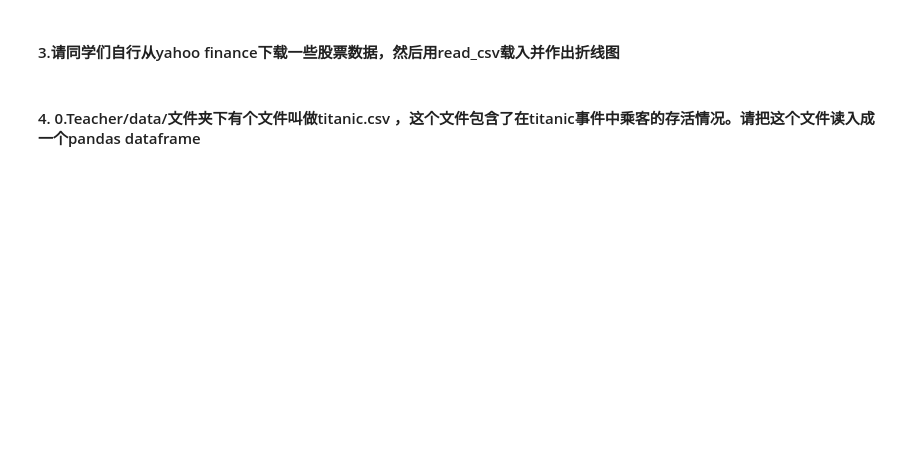
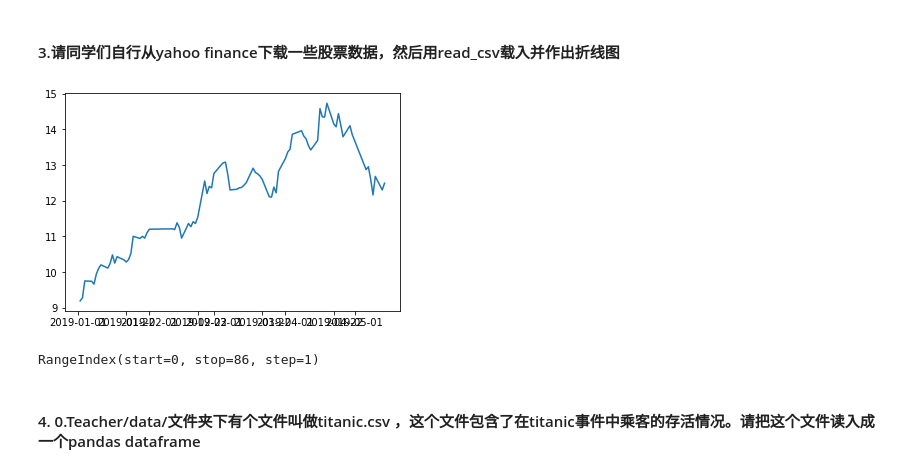
Before and after one commit to kinger310/learnml, a Jupyter notebook: week02/ML8_wangdi_Pandas-1-Exercise.ipynb, the cells around one changed output. Drawn from its saved outputs; the diff is of its cells as text; code cells hidden in the pictures; blank space fills up the shorter version.

```diff
--- a/week02/ML8_wangdi_Pandas-1-Exercise.ipynb
+++ b/week02/ML8_wangdi_Pandas-1-Exercise.ipynb
@@ -23,2 +38,14 @@ import
 # %% [markdown]
 #### 3.请同学们自行从yahoo finance下载一些股票数据，然后用read_csv载入并作出折线图
+# %%
+import matplotlib.pyplot as plt
+df = pd.read_csv("tushare_000001SZ.csv")
+df.set_index(pd.to_datetime(df.trade_date.astype(str)), inplace=True)
+df.sort_index(inplace=True)
+df.index
+
+# plt.figure(figsize=(300, 100))
+plt.plot(df.index, df["close"])
+plt.show()
+# %% [output]
+[figure, added]
@@ -25,2 +54,6 @@ import
+# %%
+df.index
+# %% [output]
+RangeIndex(start=0, stop=86, step=1)
 # %% [markdown]
 #### 4. 0.Teacher/data/文件夹下有个文件叫做titanic.csv ，这个文件包含了在titanic事件中乘客的存活情况。请把这个文件读入成一个pandas dataframe
```
Also changed, not shown: parts of 10 cells of this notebook, 7 other files.
